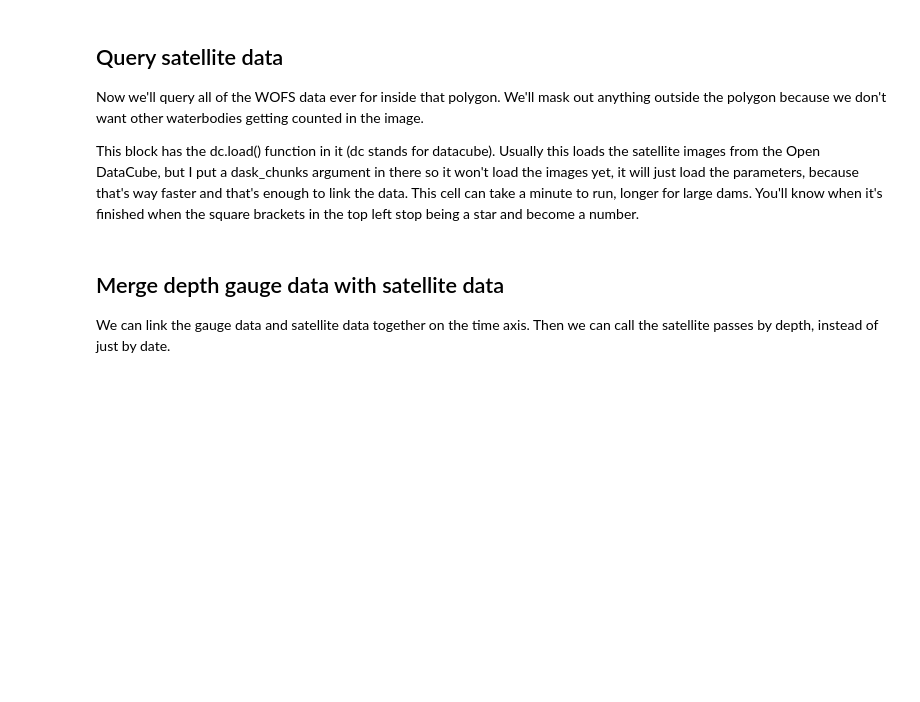
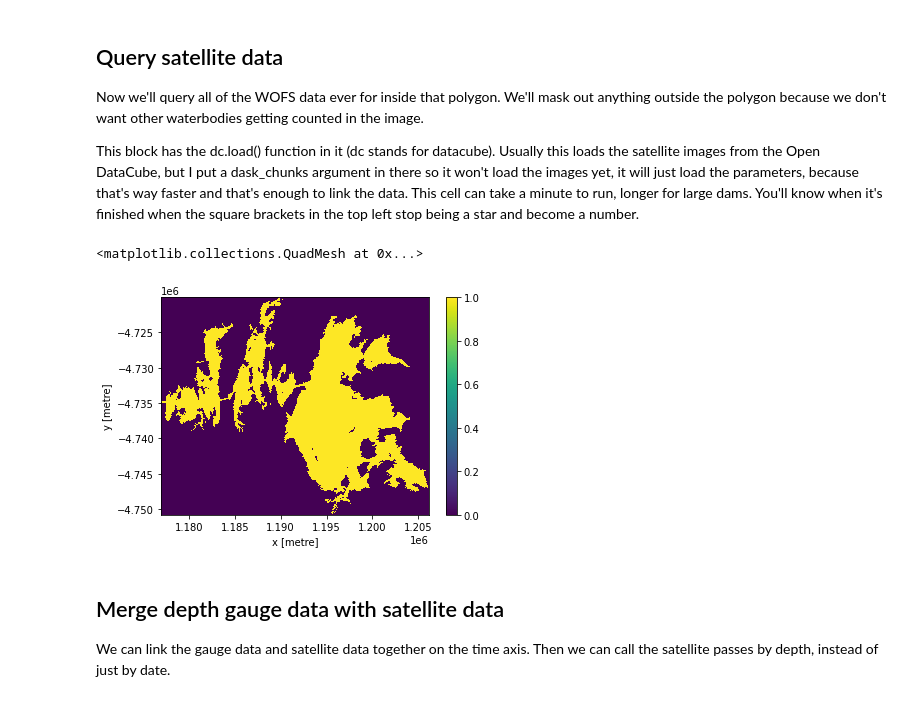
Before and after one commit to anchor228/Reservoirs_project, a Jupyter notebook: 07_Depth_to_surface.ipynb, the cells around one changed output. Drawn from its saved outputs; the diff is of its cells as text; code cells hidden in the pictures; blank space fills up the shorter version.

```diff
--- a/07_Depth_to_surface.ipynb
+++ b/07_Depth_to_surface.ipynb
@@ -95,3 +95,8 @@ wofs_albers = wofs_albers.where(poly_mask, other=wofs_albers.water.nodata) #put
+# %%
+poly_mask.plot()
+# %% [output]
+<matplotlib.collections.QuadMesh at 0x...>
+[figure, added]
 # %% [markdown]
 ## Merge depth gauge data with satellite data
 We can link the gauge data and satellite data together on the time axis. Then we can call the satellite passes by depth, instead of just by date.
```
Also changed, not shown: parts of 8 cells of this notebook, 39 other files.
